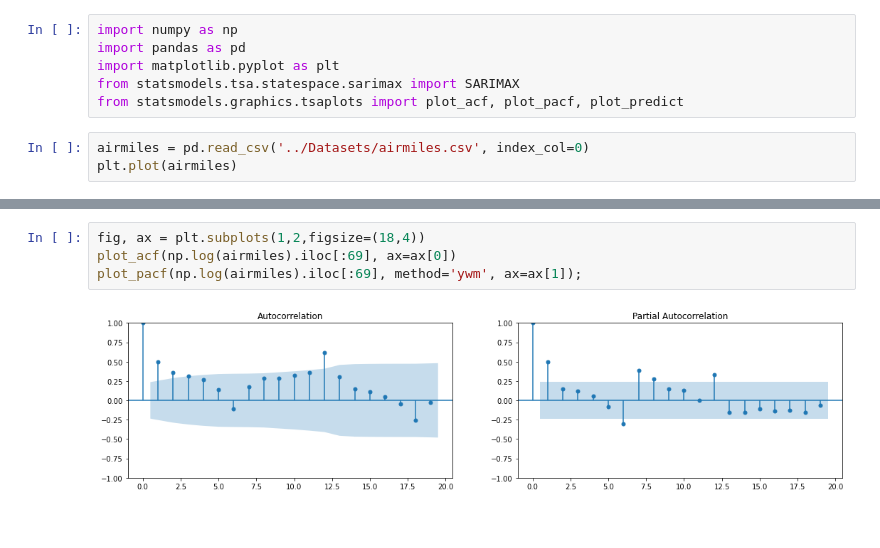
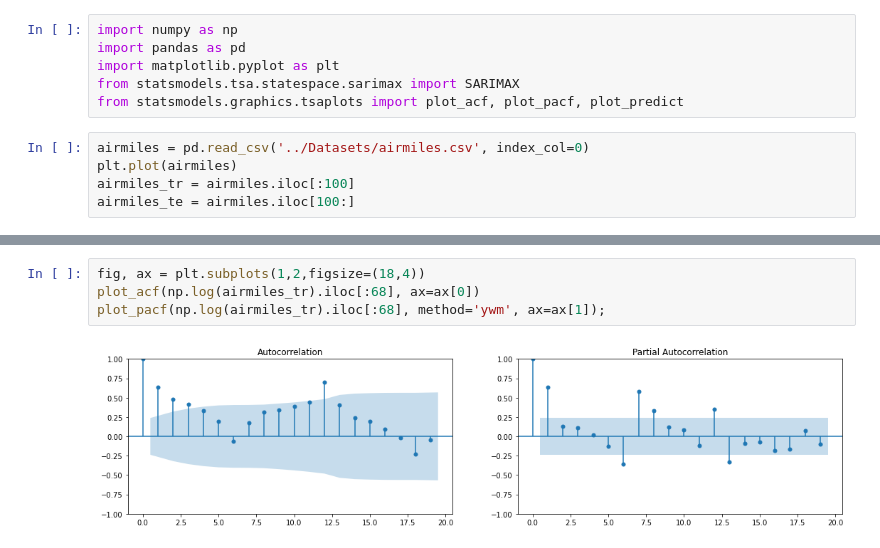
Before and after one commit to charlieromano/TimeSeries, a Jupyter notebook: Scripts/intervention_analysis.ipynb, the cells around one changed output, grey strips where cells are left out. Cells and saved outputs as stored; diff of their text form.

```diff
--- a/Scripts/intervention_analysis.ipynb
+++ b/Scripts/intervention_analysis.ipynb
@@ -7,4 +7,6 @@ from statsmodels.graphics.tsaplots import plot_acf, plot_pacf, plot_predict
 # %%
 airmiles = pd.read_csv('../Datasets/airmiles.csv', index_col=0)
 plt.plot(airmiles)
+airmiles_tr = airmiles.iloc[:100]
+airmiles_te = airmiles.iloc[100:]
 # %% [output]
@@ -18,7 +14,7 @@ plt.plot((np.log(airmiles.airmiles.values[1:]) - np.log(airmiles.airmiles.values
 # %%
 fig, ax = plt.subplots(1,2,figsize=(18,4))
-plot_acf(np.log(airmiles).iloc[:69], ax=ax[0])
-plot_pacf(np.log(airmiles).iloc[:69], method='ywm', ax=ax[1]);
+plot_acf(np.log(airmiles_tr).iloc[:68], ax=ax[0])
+plot_pacf(np.log(airmiles_tr).iloc[:68], method='ywm', ax=ax[1]);
 # %% [output]
-[figure, old version]
+[figure, new version]
 # %%
```
Also changed, not shown: parts of 10 cells of this notebook.
